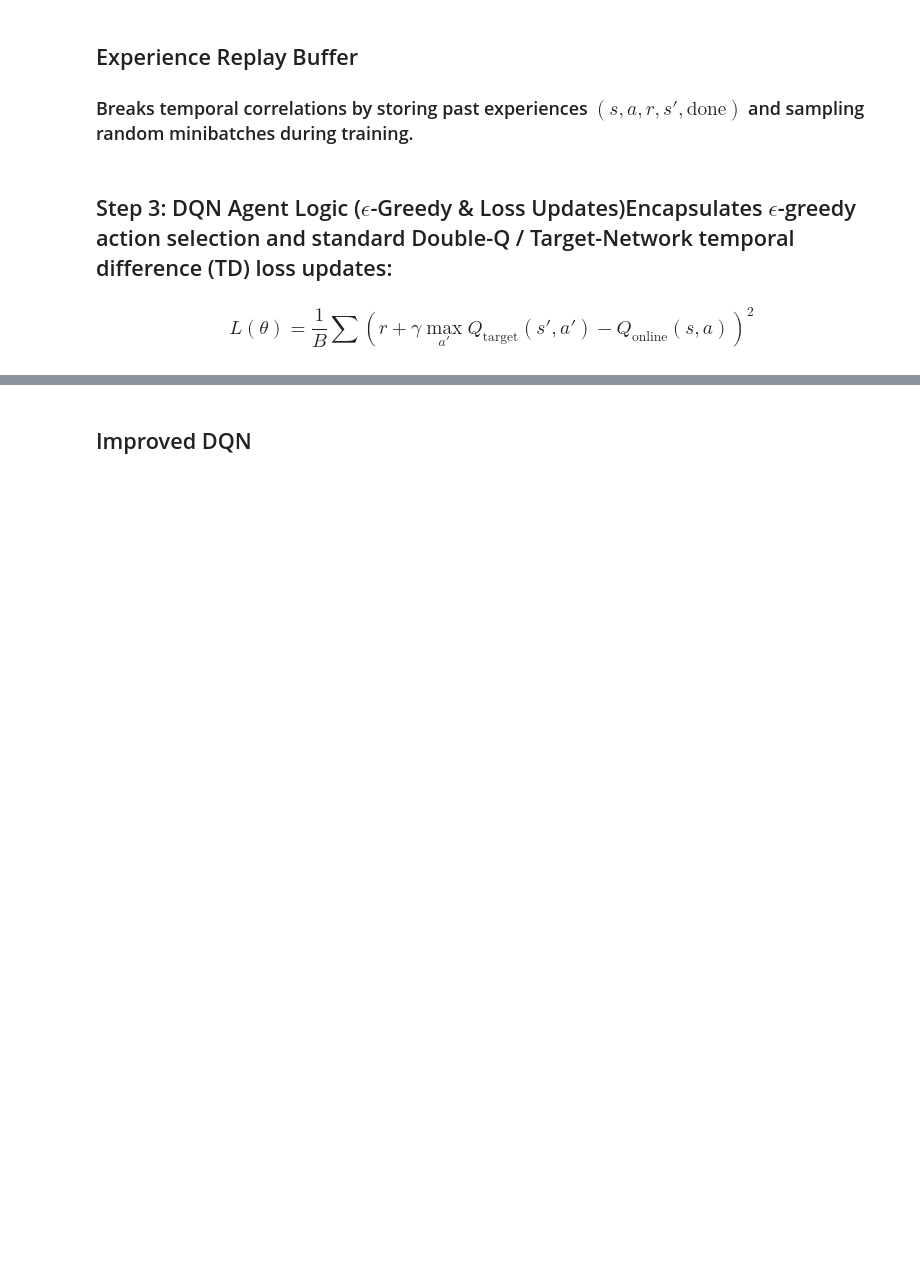
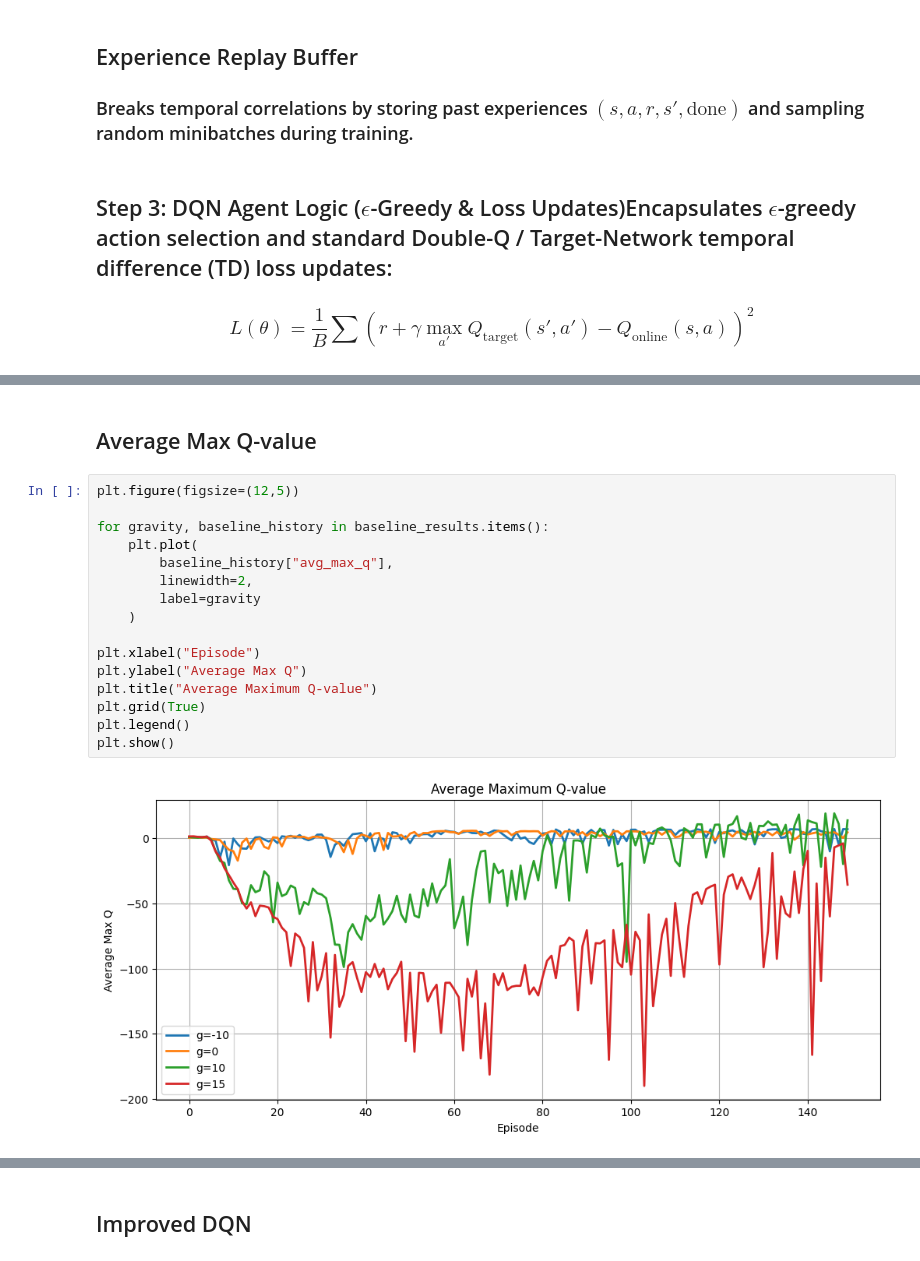
Before and after one commit to noodlebatteries124/deleca2, a Jupyter notebook: PtBJunHao.ipynb, the cells around one changed output, grey strips where cells are left out. Saved outputs shown, nothing was run; the diff lists cells and outputs as text; blank space fills up the shorter version.

```diff
--- a/PtBJunHao.ipynb
+++ b/PtBJunHao.ipynb
@@ -1056,0 +1108,20 @@ plt.show()
+# %% [markdown]
+## Average Max Q-value
+# %%
+plt.figure(figsize=(12,5))
+
+for gravity, baseline_history in baseline_results.items():
+    plt.plot(
+        baseline_history["avg_max_q"],
+        linewidth=2,
+        label=gravity
+    )
+
+plt.xlabel("Episode")
+plt.ylabel("Average Max Q")
+plt.title("Average Maximum Q-value")
+plt.grid(True)
+plt.legend()
+plt.show()
+# %% [output]
+[figure, added]
```
Also changed, not shown: parts of 40 cells of this notebook, 12 other files.
